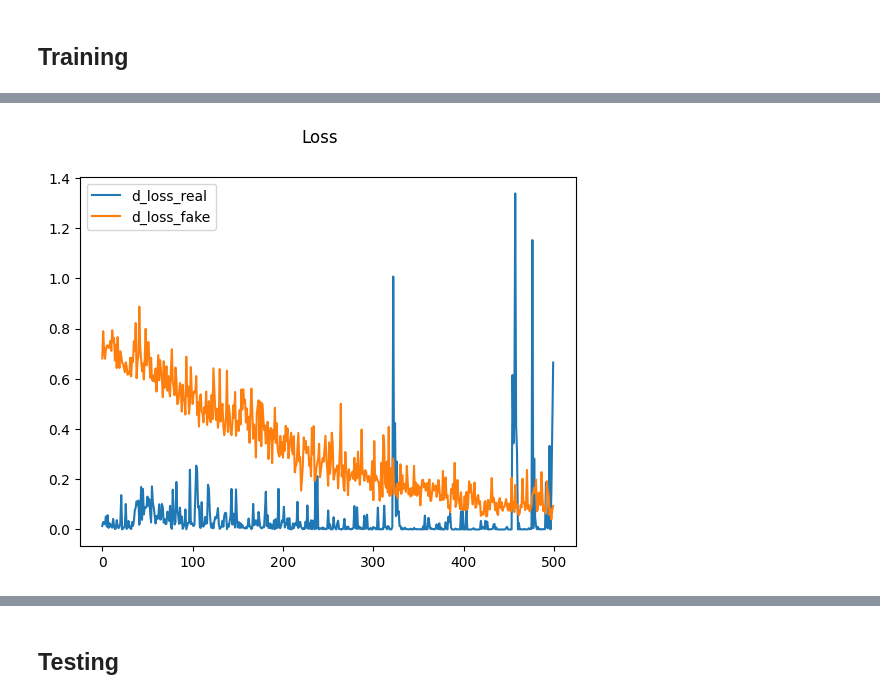
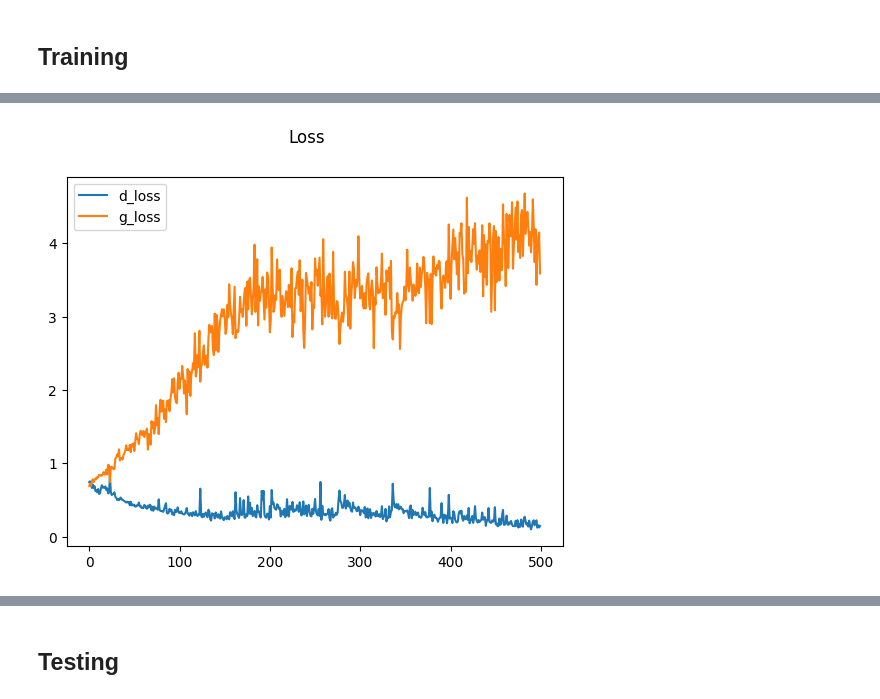
Before and after one commit to sanyamjain0315/generated-image-detection, a Jupyter notebook: GAN.ipynb, the cells around one changed output, grey strips where cells are left out. Drawn from its saved outputs; the diff is of its cells as text; code cells hidden in the pictures.

```diff
--- a/GAN.ipynb
+++ b/GAN.ipynb
@@ -70,11 +71,11 @@ if gpus:
 ## Dataset loading
 # %%
 # Parameters
-BATCH_SIZE = 32
+BATCH_SIZE = 256
 image_height = 64
 image_width = 64
 latent_features = 100
-num_images = 5000
+num_images = 25000
 # %%
 input_directory = 'real_vs_fake/real-vs-fake/train'
 
@@ -120,12 +121,9 @@ def build_generator():
     init = RandomNormal(stddev=0.02, seed=69)
     model = Sequential()
 
-    model.add(Dense(2*2*1024, input_dim=latent_features, kernel_initializer=init))
+    model.add(Dense(2*2*512, input_dim=latent_features, kernel_initializer=init))
     model.add(LeakyReLU(0.2))
-    model.add(Reshape((2,2,1024)))
-
-    model.add(Conv2DTranspose(512, 4, 2,padding='same', kernel_initializer=init, use_bias=False))
-    model.add(LeakyReLU(0.2))
+    model.add(Reshape((2,2,512)))
 
     model.add(Conv2DTranspose(256, 4, 2,padding='same', kernel_initializer=init, use_bias=False))
     model.add(LeakyReLU(0.2))
@@ -136,6 +134,9 @@ def build_generator():
     model.add(Conv2DTranspose(64, 4, 2,padding='same', kernel_initializer=init, use_bias=False))
     model.add(LeakyReLU(0.2))
 
+    model.add(Conv2DTranspose(32, 4, 2,padding='same', kernel_initializer=init, use_bias=False))
+    model.add(LeakyReLU(0.2))
+
     model.add(Conv2DTranspose(3, 4, 2,padding='same', activation='tanh', kernel_initializer=init, use_bias=False))
 
     return model
@@ -172,9 +181,14 @@ def build_discriminator():
     init = RandomNormal(stddev=0.02, seed=69)
     model = Sequential()
 
-    model.add(Conv2D(64, 4, 2, padding='same',
+    model.add(Conv2D(32, 4, 2, padding='same',
                      input_shape = (image_width,image_height,3),
                      kernel_initializer=init, use_bias=False))
+    model.add(LeakyReLU(0.2))
+    model.add(Dropout(0.25))
+
+    model.add(Conv2D(64, 4, 2, padding='same', kernel_initializer=init,
+                        use_bias=False))
     model.add(LeakyReLU(0.2))
     model.add(Dropout(0.25))
 
@@ -193,11 +207,6 @@ def build_discriminator():
     model.add(LeakyReLU(0.2))
     model.add(Dropout(0.25))
 
-    model.add(Conv2D(1024, 4, 2, padding='same', kernel_initializer=init,
-                        use_bias=False))
-    model.add(LeakyReLU(0.2))
-    model.add(Dropout(0.25))
-
     model.add(Conv2D(1024, 2, 1, kernel_initializer=init,
                         use_bias=False))
     model.add(LeakyReLU(0.2))
@@ -356,13 +365,13 @@ Epoch 500/500
 # %%
 plt.suptitle('Loss')
-# plt.plot(hist.history['d_loss'], label='d_loss')
-plt.plot(hist.history['d_loss_real'], label='d_loss_real')
-plt.plot(hist.history['d_loss_fake'], label='d_loss_fake')
-# plt.plot(hist.history['g_loss'], label='g_loss')
+plt.plot(hist.history['d_loss'], label='d_loss')
+# plt.plot(hist.history['d_loss_real'], label='d_loss_real')
+# plt.plot(hist.history['d_loss_fake'], label='d_loss_fake')
+plt.plot(hist.history['g_loss'], label='g_loss')
 plt.legend()
 plt.show()
 # %% [output]
-[figure, old version]
+[figure, new version]
 # %%
 # Function to convert images to GIF
 def convert_images_to_gif(input_folder, output_gif_path):
```
Also changed, not shown: parts of 29 cells of this notebook, 4 other files.
